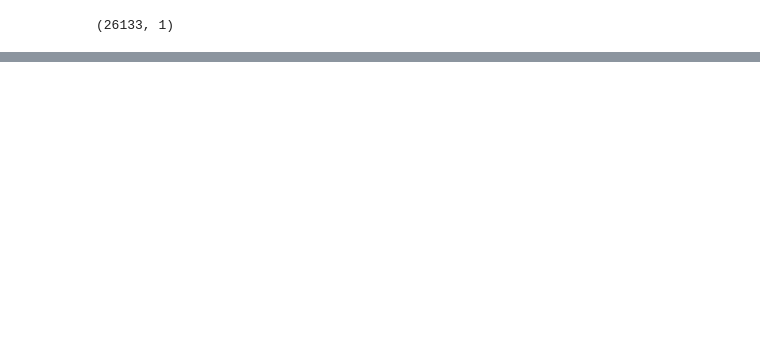
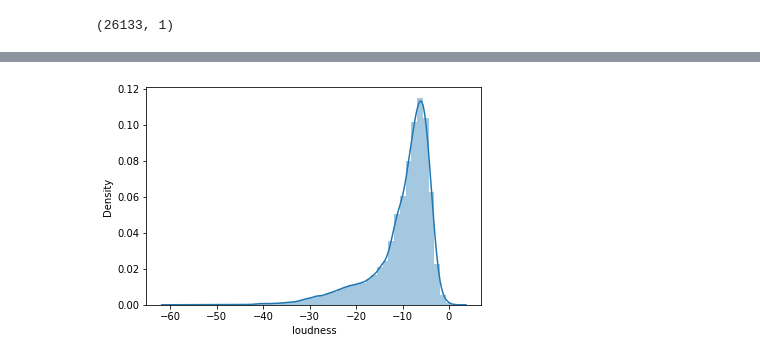
Before and after one commit to PierreCeraH/pierrepacks, a Jupyter notebook: Spotify/spotify_1.ipynb, the cells around one changed output, grey strips where cells are left out. Cells and saved outputs as stored; diff of their text form; code cells hidden in the pictures; blank space fills up the shorter version.

```diff
--- a/Spotify/spotify_1.ipynb
+++ b/Spotify/spotify_1.ipynb
@@ -287,0 +346,7 @@ Root Mean Square Error:
+# %%
+# Create the sorted dataframe, drop zeros, convert any categoricals
+sort_data = df.sort_values('popularity', ascending=False).reset_index()
+spotify_ordered = sort_data.drop(['index', 'track_id'], axis=1)
+
+spotify_ordered[['mode', 'key', 'time_signature']] = \
+spotify_ordered[['mode', 'key', 'time_signature']].astype('category')
@@ -287,0 +369,4 @@ Root Mean Square Error:
+# %%
+sns.distplot(spotify_ordered['loudness']);
+# %% [output]
+[figure, added]
```
Also changed, not shown: parts of 46 cells of this notebook.
